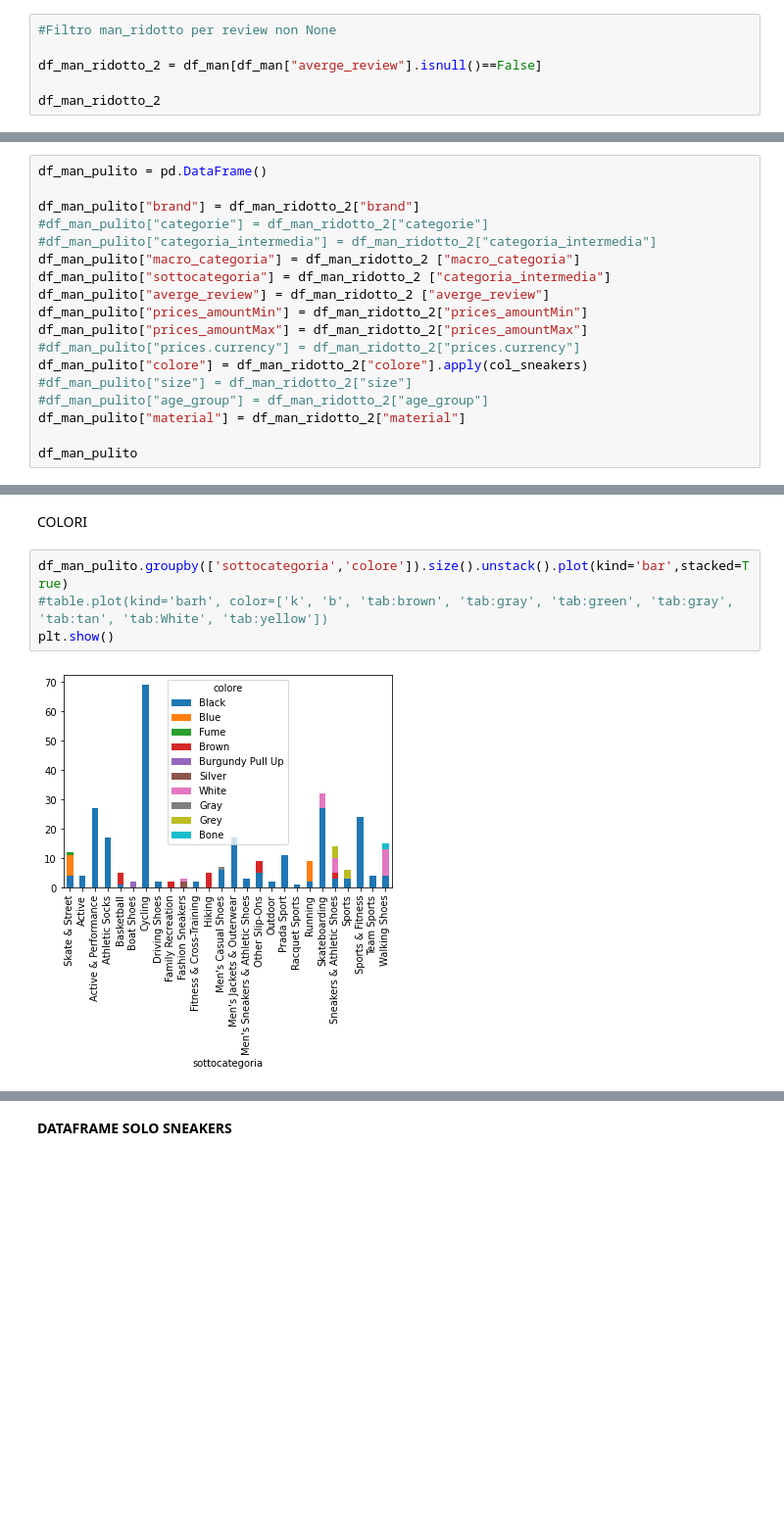
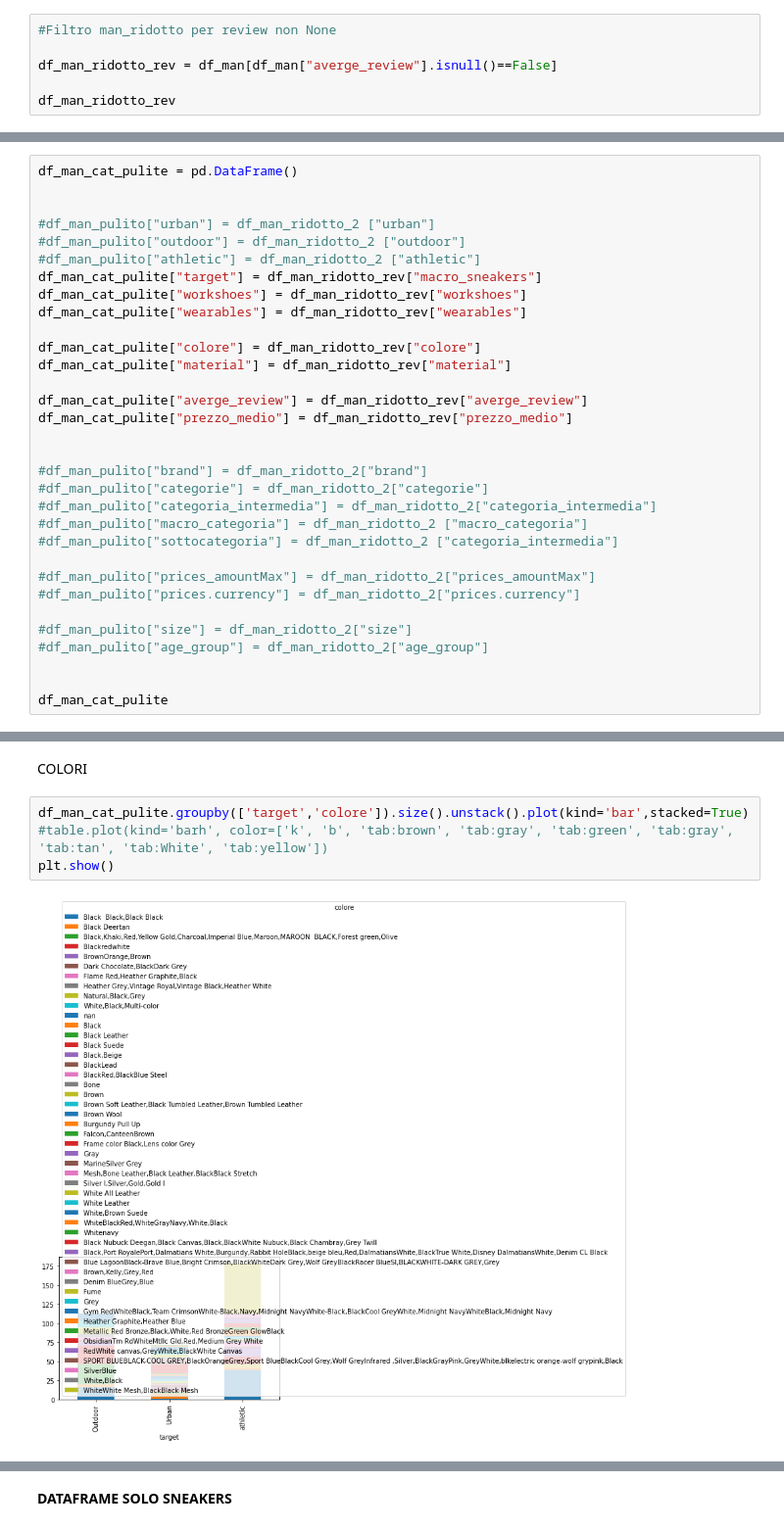
Before and after one commit to danidemi/corso-ifoa-machine-learning, a Jupyter notebook: project-work/Project_Work_teamB/Dati/Dataset_Man_Shoes_ridotto_recensioni.ipynb, the cells around one changed output, grey strips where cells are left out. Shown at 98% size. Cells and saved outputs as stored; diff of their text form; blank space fills up the shorter version.

```diff
--- a/project-work/Project_Work_teamB/Dati/Dataset_Man_Shoes_ridotto_recensioni.ipynb
+++ b/project-work/Project_Work_teamB/Dati/Dataset_Man_Shoes_ridotto_recensioni.ipynb
@@ -170,9 +170,9 @@ df_man
 # %%
 #Filtro man_ridotto per review non None
 
-df_man_ridotto_2 = df_man[df_man["averge_review"].isnull()==False]
+df_man_ridotto_rev = df_man[df_man["averge_review"].isnull()==False]
 
-df_man_ridotto_2
+df_man_ridotto_rev
 # %% [output]
 |  | brand | categorie | averge_review | prices_amountMin | prices_amountMax | prices.currency | colore | ... |
 | 119 | Fruit of the Loom | All Men's Clothing,Men's Clothing... | 3.500000 | 9.49 | 9.49 | USD | NaN | ... |
@@ -565,21 +625,35 @@ memory usage: 125.9+ KB
 # %% [markdown]
 **DATAFRAME PULITO**
 # %%
-df_man_pulito = pd.DataFrame()
+df_man_cat_pulite = pd.DataFrame()
 
-df_man_pulito["brand"] = df_man_ridotto_2["brand"]
+
+#df_man_pulito["urban"] = df_man_ridotto_2 ["urban"]
+#df_man_pulito["outdoor"] = df_man_ridotto_2 ["outdoor"]
+#df_man_pulito["athletic"] = df_man_ridotto_2 ["athletic"]
+df_man_cat_pulite["target"] = df_man_ridotto_rev["macro_sneakers"]
+df_man_cat_pulite["workshoes"] = df_man_ridotto_rev["workshoes"]
+df_man_cat_pulite["wearables"] = df_man_ridotto_rev["wearables"]
+
+df_man_cat_pulite["colore"] = df_man_ridotto_rev["colore"]
+df_man_cat_pulite["material"] = df_man_ridotto_rev["material"]
+
+df_man_cat_pulite["averge_review"] = df_man_ridotto_rev["averge_review"]
+df_man_cat_pulite["prezzo_medio"] = df_man_ridotto_rev["prezzo_medio"]
+
+
+#df_man_pulito["brand"] = df_man_ridotto_2["brand"]
 #df_man_pulito["categorie"] = df_man_ridotto_2["categorie"]
 #df_man_pulito["categoria_intermedia"] = df_man_ridotto_2["categoria_intermedia"]
-df_man_pulito["macro_categoria"] = df_man_ridotto_2 ["macro_categoria"]
-df_man_pulito["sottocategoria"] = df_man_ridotto_2 ["categoria_intermedia"]
-df_man_pulito["averge_review"] = df_man_ridotto_2 ["averge_review"]
-df_man_pulito["prices_amountMin"] = df_man_ridotto_2["prices_amountMin"]
-df_man_pulito["prices_amountMax"] = df_man_ridotto_2["prices_amountMax"]
+#df_man_pulito["macro_categoria"] = df_man_ridotto_2 ["macro_categoria"]
+#df_man_pulito["sottocategoria"] = df_man_ridotto_2 ["categoria_intermedia"]
+
+#df_man_pulito["prices_amountMax"] = df_man_ridotto_2["prices_amountMax"]
 #df_man_pulito["prices.currency"] = df_man_ridotto_2["prices.currency"]
-df_man_pulito["colore"] = df_man_ridotto_2["colore"].apply(col_sneakers)
+
 #df_man_pulito["size"] = df_man_ridotto_2["size"]
 #df_man_pulito["age_group"] = df_man_ridotto_2["age_group"]
-df_man_pulito["material"] = df_man_ridotto_2["material"]
 
-df_man_pulito
+
+df_man_cat_pulite
 # %% [output]
@@ -639,8 +772,8 @@ Name: material, dtype: int64
 # %% [markdown]
 COLORI
 # %%
-df_man_pulito.groupby(['sottocategoria','colore']).size().unstack().plot(kind='bar',stacked=True)
+df_man_cat_pulite.groupby(['target','colore']).size().unstack().plot(kind='bar',stacked=True)
 #table.plot(kind='barh', color=['k', 'b', 'tab:brown', 'tab:gray', 'tab:green', 'tab:gray', 'tab:tan', 'tab:White', 'tab:yellow'])
 plt.show()
 # %% [output]
-[figure, old version]
+[figure, new version]
```
Also changed, not shown: parts of 71 cells of this notebook, 3 other files.
